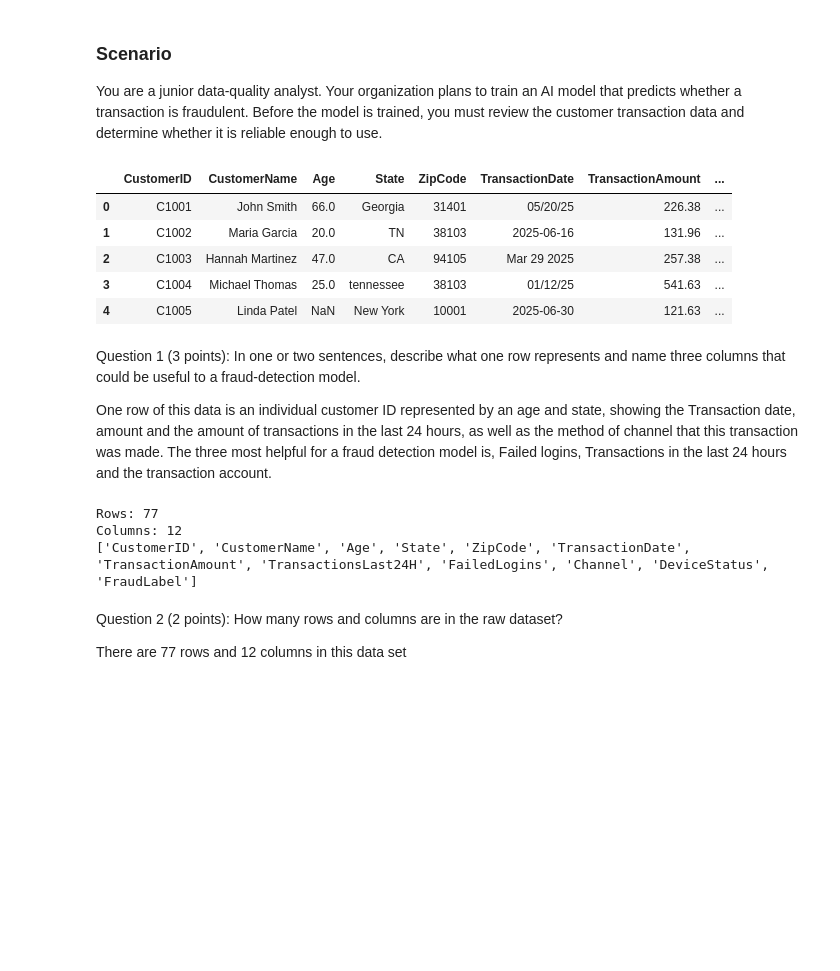
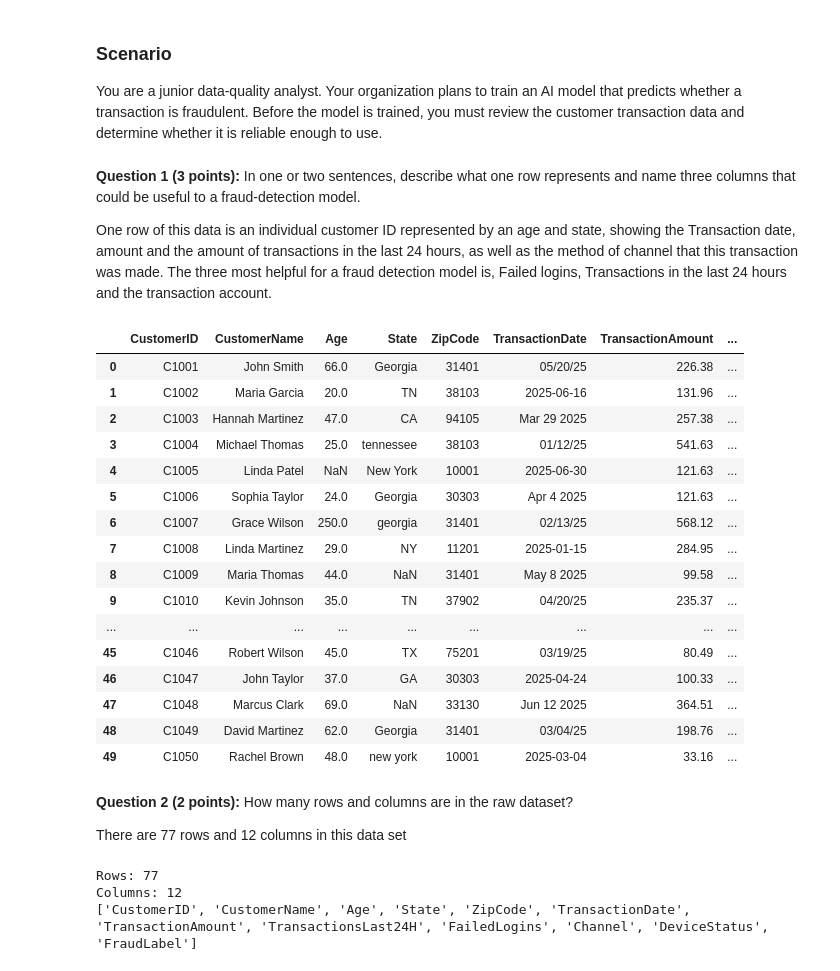
Before and after one commit to DavidRayle11/AI311, a Jupyter notebook: Homework 2.ipynb, the cells around one changed output. Cells and saved outputs as stored; diff of their text form; code cells hidden in the pictures; blank space fills up the shorter version.

Commit message:
This is the finishing up of the homework 2 file and we have the cleaned customer data set that got created from this file

```diff
--- a/Homework 2.ipynb
+++ b/Homework 2.ipynb
@@ -3,32 +3,43 @@
 # %% [markdown]
 ### Scenario
 You are a junior data-quality analyst. Your organization plans to train an AI model that predicts whether a transaction is fraudulent. Before the model is trained, you must review the customer transaction data and determine whether it is reliable enough to use.
-# %%
-import pandas as pd
-
-customer = pd.read_csv('Data/Lab2_customer_data.csv')
-customer.head()
-# %% [output]
-|  | CustomerID | CustomerName | Age | State | ZipCode | TransactionDate | TransactionAmount | ... |
-| 0 | C1001 | John Smith | 66.0 | Georgia | 31401 | 05/20/25 | 226.38 | ... |
-| 1 | C1002 | Maria Garcia | 20.0 | TN | 38103 | 2025-06-16 | 131.96 | ... |
-| 2 | C1003 | Hannah Martinez | 47.0 | CA | 94105 | Mar 29 2025 | 257.38 | ... |
-| 3 | C1004 | Michael Thomas | 25.0 | tennessee | 38103 | 01/12/25 | 541.63 | ... |
-| 4 | C1005 | Linda Patel | NaN | New York | 10001 | 2025-06-30 | 121.63 | ... |
 # %% [markdown]
-Question 1 (3 points): In one or two sentences, describe what one row represents and name three columns that could be useful to a fraud-detection model.
+**Question 1 (3 points):** In one or two sentences, describe what one row represents and name three columns that could be useful to a fraud-detection model.
 
 One row of this data is an individual customer ID represented by an age and state, showing the Transaction date, amount and the amount of transactions in the last 24 hours, as well as the method of channel that this transaction was made.
 The three most helpful for a fraud detection model is, Failed logins, Transactions in the last 24 hours and the transaction account.
-# %%
-print("Rows:", len(customer))
-print("Columns:", len(customer.columns))
-print(customer.columns.tolist())
-# %% [output]
-Rows: 77
-Columns: 12
-['CustomerID', 'CustomerName', 'Age', 'State', 'ZipCode', 'TransactionDate', 'TransactionAmount', 'TransactionsLast24H', 'FailedLogins', 'Channel', 'DeviceStatus', 'FraudLabel']
+# %%
+import pandas as pd
+
+customer = pd.read_csv('Data/Lab2_customer_data.csv')
+customer.head(50)
+# %% [output]
+|  | CustomerID | CustomerName | Age | State | ZipCode | TransactionDate | TransactionAmount | ... |
+| 0 | C1001 | John Smith | 66.0 | Georgia | 31401 | 05/20/25 | 226.38 | ... |
+| 1 | C1002 | Maria Garcia | 20.0 | TN | 38103 | 2025-06-16 | 131.96 | ... |
+| 2 | C1003 | Hannah Martinez | 47.0 | CA | 94105 | Mar 29 2025 | 257.38 | ... |
+| 3 | C1004 | Michael Thomas | 25.0 | tennessee | 38103 | 01/12/25 | 541.63 | ... |
+| 4 | C1005 | Linda Patel | NaN | New York | 10001 | 2025-06-30 | 121.63 | ... |
+| 5 | C1006 | Sophia Taylor | 24.0 | Georgia | 30303 | Apr 4 2025 | 121.63 | ... |
+| 6 | C1007 | Grace Wilson | 250.0 | georgia | 31401 | 02/13/25 | 568.12 | ... |
+| 7 | C1008 | Linda Martinez | 29.0 | NY | 11201 | 2025-01-15 | 284.95 | ... |
+| 8 | C1009 | Maria Thomas | 44.0 | NaN | 31401 | May 8 2025 | 99.58 | ... |
+| 9 | C1010 | Kevin Johnson | 35.0 | TN | 37902 | 04/20/25 | 235.37 | ... |
+| ... | ... | ... | ... | ... | ... | ... | ... | ... |
+| 45 | C1046 | Robert Wilson | 45.0 | TX | 75201 | 03/19/25 | 80.49 | ... |
+| 46 | C1047 | John Taylor | 37.0 | GA | 30303 | 2025-04-24 | 100.33 | ... |
+| 47 | C1048 | Marcus Clark | 69.0 | NaN | 33130 | Jun 12 2025 | 364.51 | ... |
+| 48 | C1049 | David Martinez | 62.0 | Georgia | 31401 | 03/04/25 | 198.76 | ... |
+| 49 | C1050 | Rachel Brown | 48.0 | new york | 10001 | 2025-03-04 | 33.16 | ... |
 # %% [markdown]
-Question 2 (2 points): How many rows and columns are in the raw dataset?
+**Question 2 (2 points):** How many rows and columns are in the raw dataset?
 
 There are 77 rows and 12 columns in this data set
+# %%
+print("Rows:", len(customer))
+print("Columns:", len(customer.columns))
+print(customer.columns.tolist())
+# %% [output]
+Rows: 77
+Columns: 12
+['CustomerID', 'CustomerName', 'Age', 'State', 'ZipCode', 'TransactionDate', 'TransactionAmount', 'TransactionsLast24H', 'FailedLogins', 'Channel', 'DeviceStatus', 'FraudLabel']
```
Also changed, not shown: parts of 52 cells of this notebook, 1 other file.
